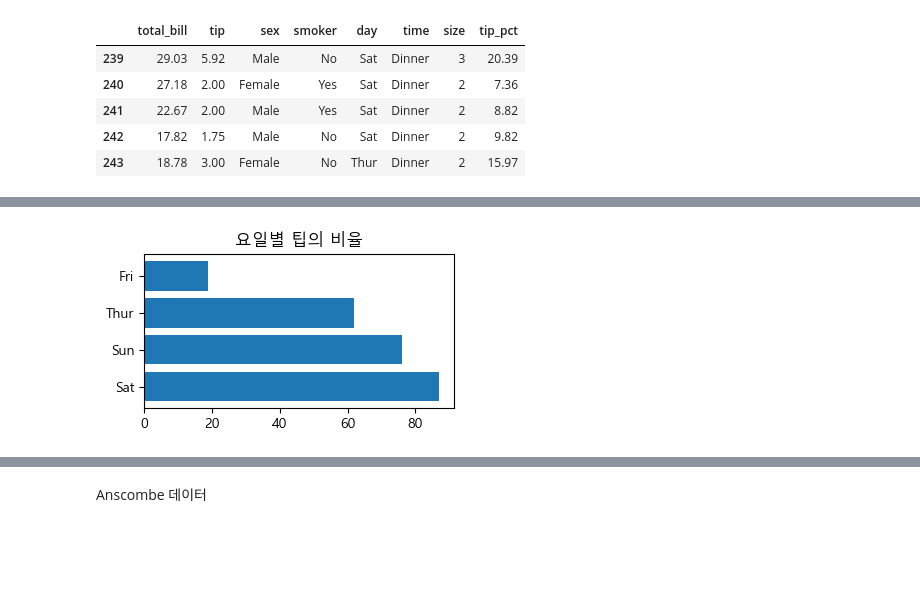
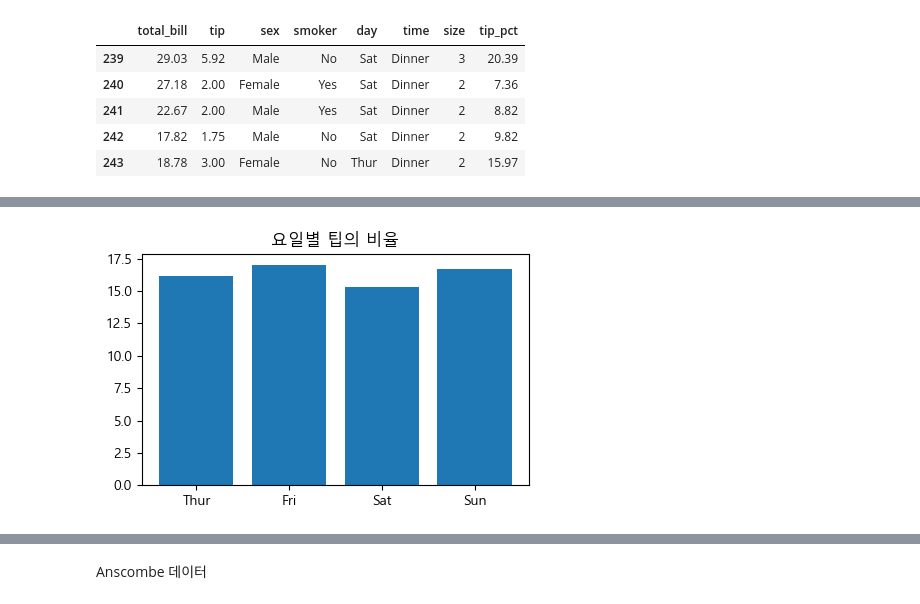
Before and after one commit to hyangshim/DataAnalysis_lecture-2023.04, a Jupyter notebook: 03.시각화/99.과제.ipynb, the cells around one changed output, grey strips where cells are left out. Saved outputs shown, nothing was run; the diff lists cells and outputs as text; code cells hidden in the pictures; blank space fills up the shorter version.

```diff
--- a/03.시각화/99.과제.ipynb
+++ b/03.시각화/99.과제.ipynb
@@ -35,3 +26,7 @@ tips.tail()
 | 241 | 22.67 | 2.00 | Male | Yes | Sat | Dinner | 2 | 8.82 |
 | 242 | 17.82 | 1.75 | Male | No | Sat | Dinner | 2 | 9.82 |
 | 243 | 18.78 | 3.00 | Female | No | Thur | Dinner | 2 | 15.97 |
+# %%
+# 요일별 bar차트 그리기
+date=tips.pivot_table('tip_pct','day')
+date
@@ -38,8 +40,7 @@ tips.tail()
 # %%
-s =tips['day'].value_counts()
-plt.figure(figsize=(4,2))
-plt.barh(s.index,s.values)
+plt.figure(figsize=(5,3))
+plt.bar(date.index,date.tip_pct)
 plt.title('요일별 팁의 비율')
 plt.show()
 # %% [output]
-[figure, old version]
+[figure, new version]
```
Also changed, not shown: parts of 18 cells of this notebook, 4 other files.
